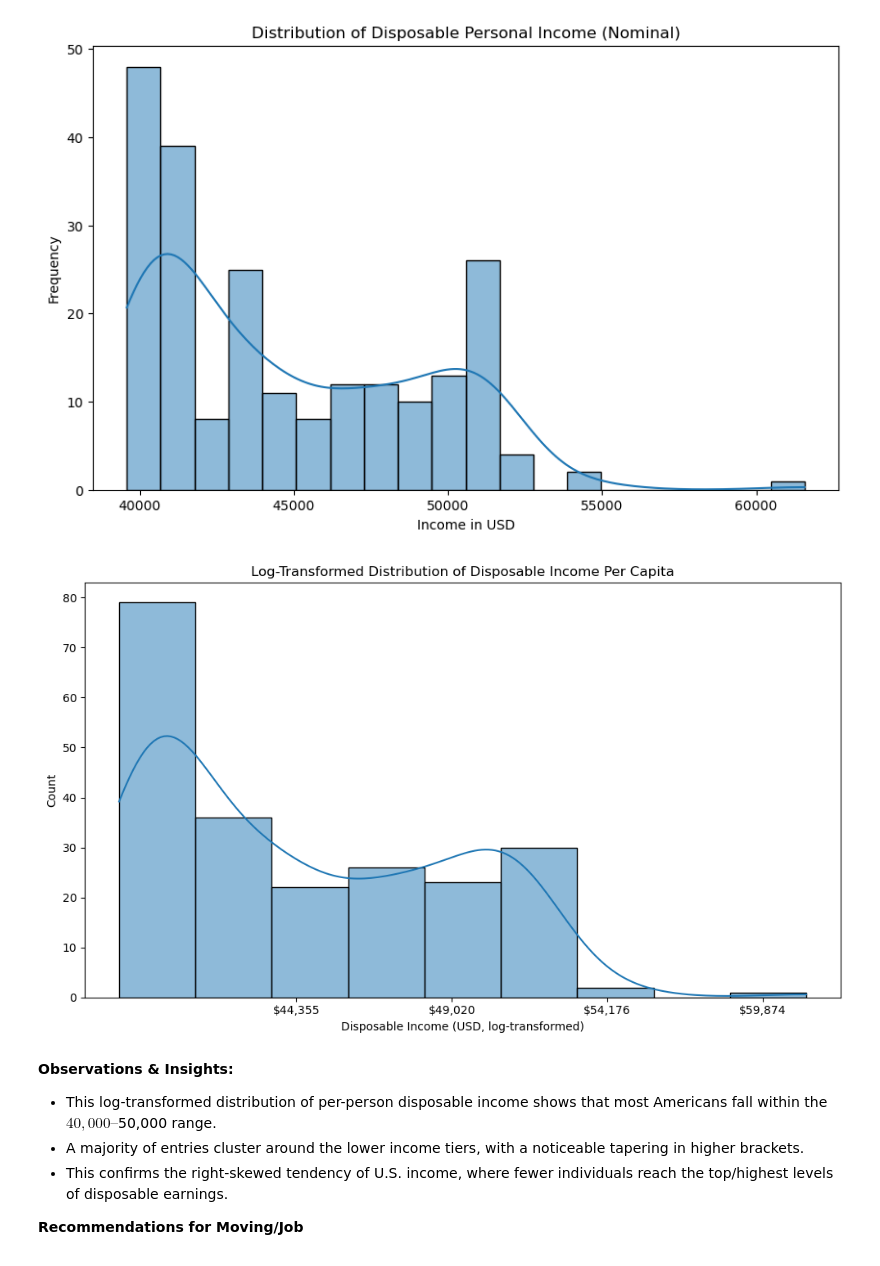
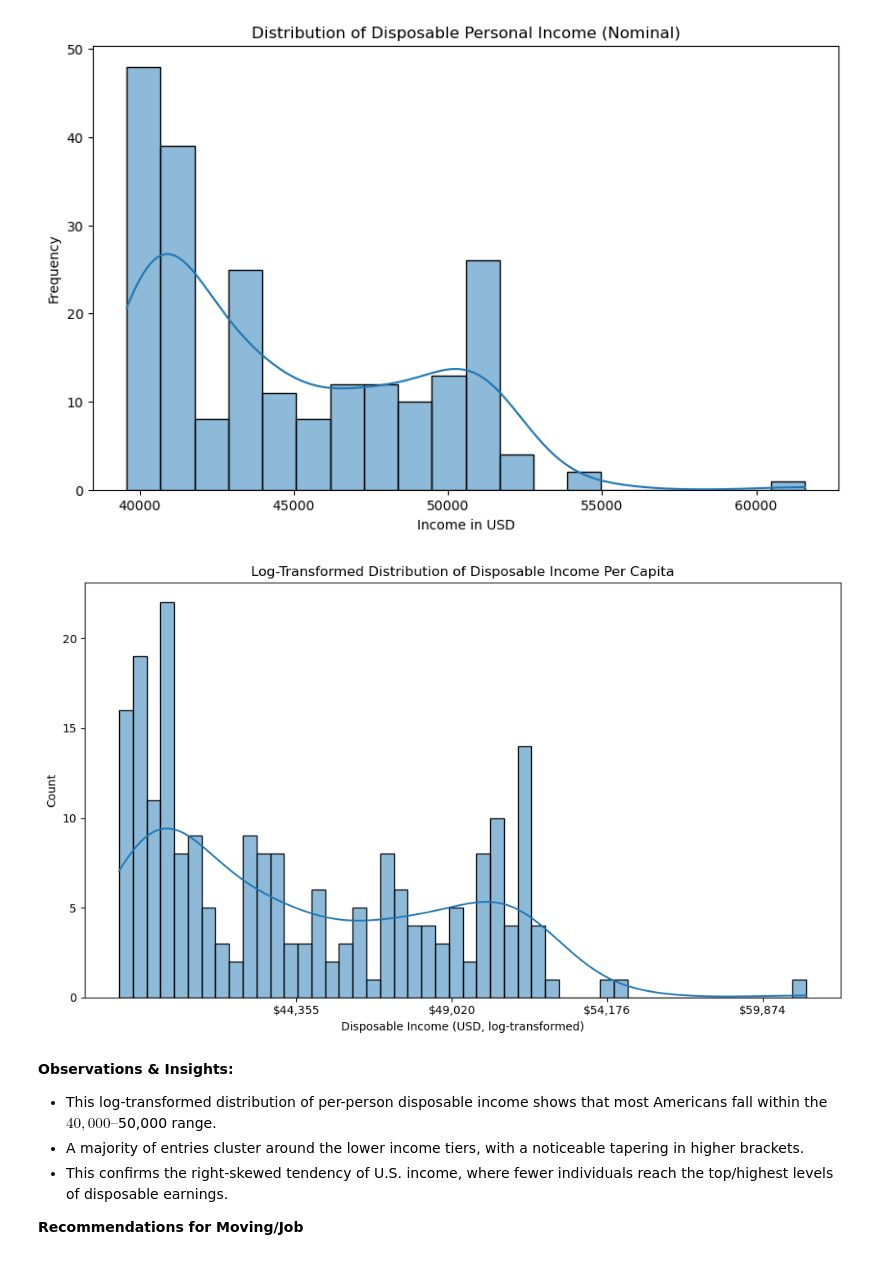
Before and after one commit to szhagnay/Cohort-A-Econ, a Jupyter notebook: notebooks/Fari_eda.ipynb, the cells around one changed output. Cells and saved outputs as stored; diff of their text form; code cells hidden in the pictures.

```diff
--- a/notebooks/Fari_eda.ipynb
+++ b/notebooks/Fari_eda.ipynb
@@ -387,15 +352,15 @@ plt.show()
 # %%
 # Tick labels show actual income using Log-Transforms.
 plt.figure(figsize=(10,6))
-ax = sns.histplot(np.log(us_econ["Disposable_Personal_Income_Per_Capita"]), kde=True)
+ax = sns.histplot(np.log(us_econ["Disposable_Personal_Income_Per_Capita"]), kde=True, bins=50)
 ax.set_xticks([10.7, 10.8, 10.9, 11.0])
 ax.set_xticklabels([f"${int(np.exp(tick)):,}" for tick in ax.get_xticks()])
 ax.set_xlabel("Disposable Income (USD, log-transformed)")
 plt.title("Log-Transformed Distribution of Disposable Income Per Capita")
 plt.tight_layout()
 plt.show()
 # %% [output]
-[figure, old version]
+[figure, new version]
 # %% [markdown]
 **Observations & Insights:**
 - This log-transformed distribution of per-person disposable income shows that most Americans fall within the $40,000–$50,000 range.
```
Also changed, not shown: parts of 4 cells of this notebook.
